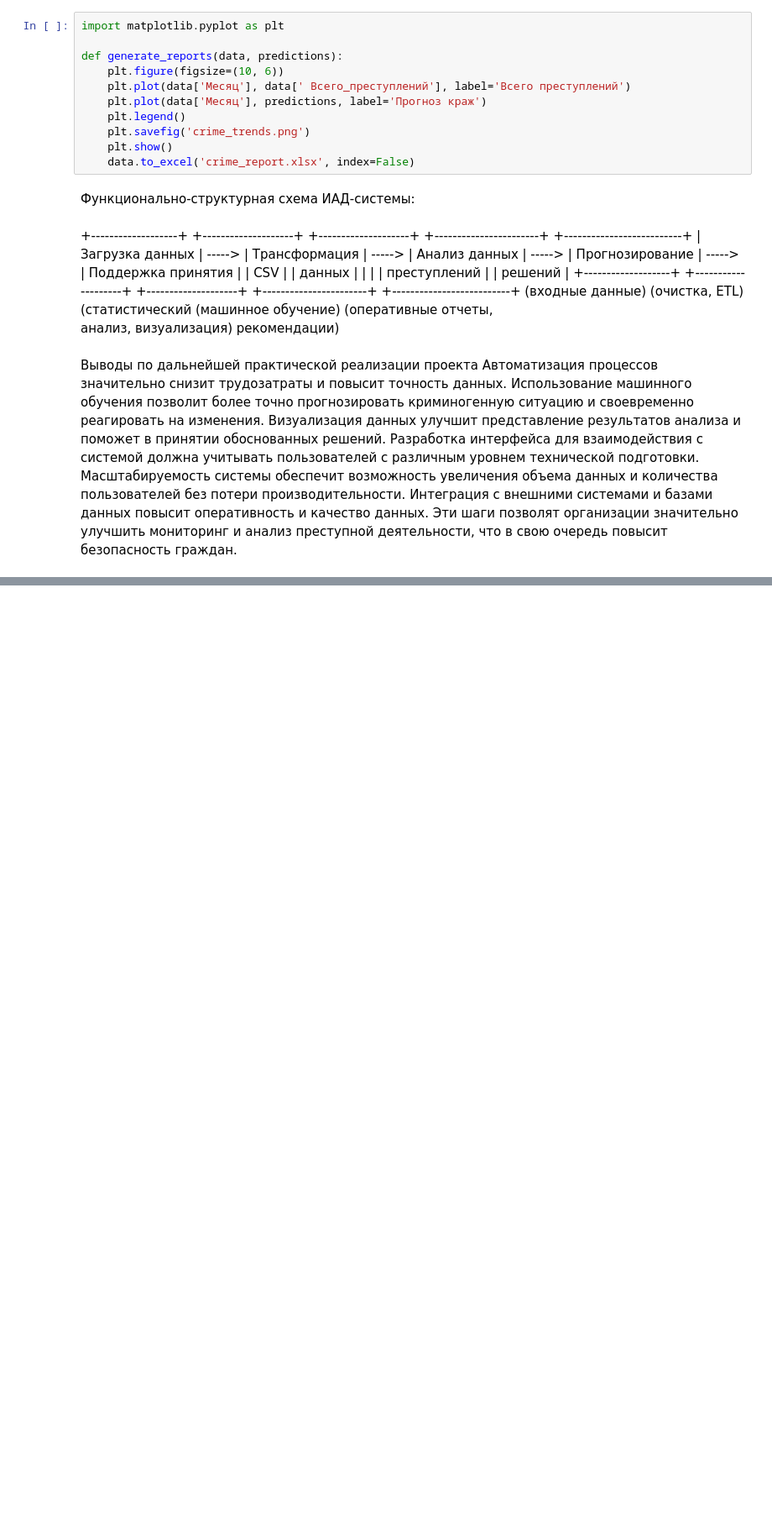
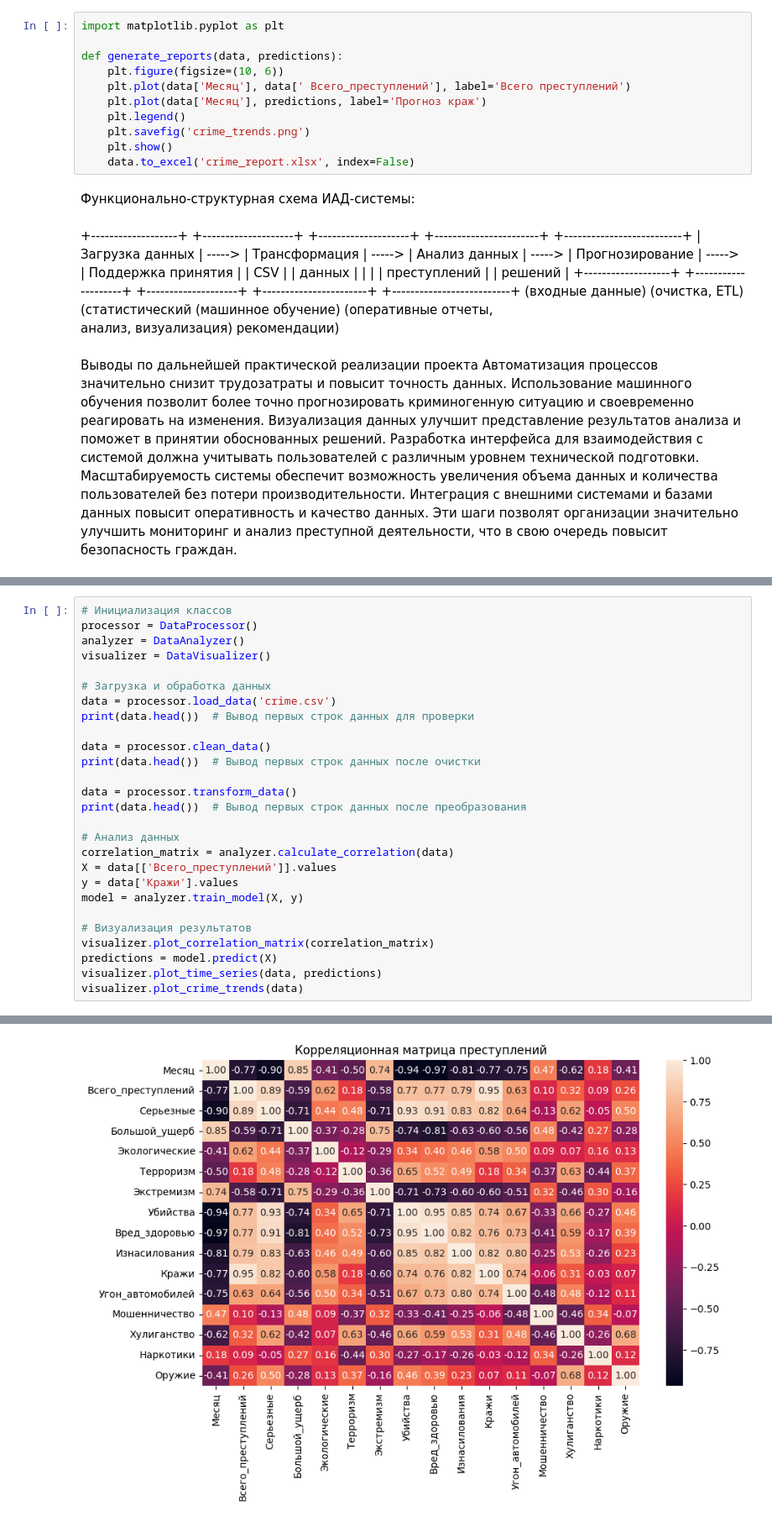
Before and after one commit to Kisonya/-, a Jupyter notebook: test.ipynb, the cells around one changed output, grey strips where cells are left out. Shown at 84% size. Cells and saved outputs as stored; diff of their text form; blank space fills up the shorter version.

```diff
--- a/test.ipynb
+++ b/test.ipynb
@@ -281,0 +399,28 @@ def generate_reports(data, predictions):
+# %%
+# Инициализация классов
+processor = DataProcessor()
+analyzer = DataAnalyzer()
+visualizer = DataVisualizer()
+
+# Загрузка и обработка данных
+data = processor.load_data('crime.csv')
+print(data.head())  # Вывод первых строк данных для проверки
+
+data = processor.clean_data()
+print(data.head())  # Вывод первых строк данных после очистки
+
+data = processor.transform_data()
+print(data.head())  # Вывод первых строк данных после преобразования
+
+# Анализ данных
+correlation_matrix = analyzer.calculate_correlation(data)
+X = data[['Всего_преступлений']].values
+y = data['Кражи'].values
+model = analyzer.train_model(X, y)
+
+# Визуализация результатов
+visualizer.plot_correlation_matrix(correlation_matrix)
+predictions = model.predict(X)
+visualizer.plot_time_series(data, predictions)
+visualizer.plot_crime_trends(data)
+# %% [output]
@@ -281,0 +444 @@ def generate_reports(data, predictions):
+[figure, added]
```
Also changed, not shown: parts of 5 cells of this notebook, 5 other files.
